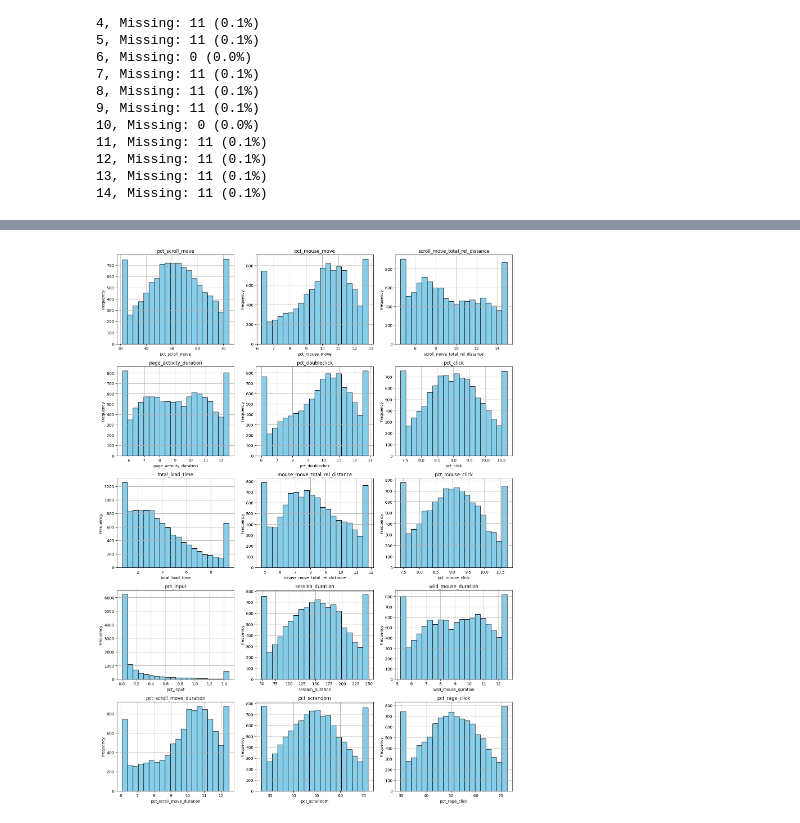
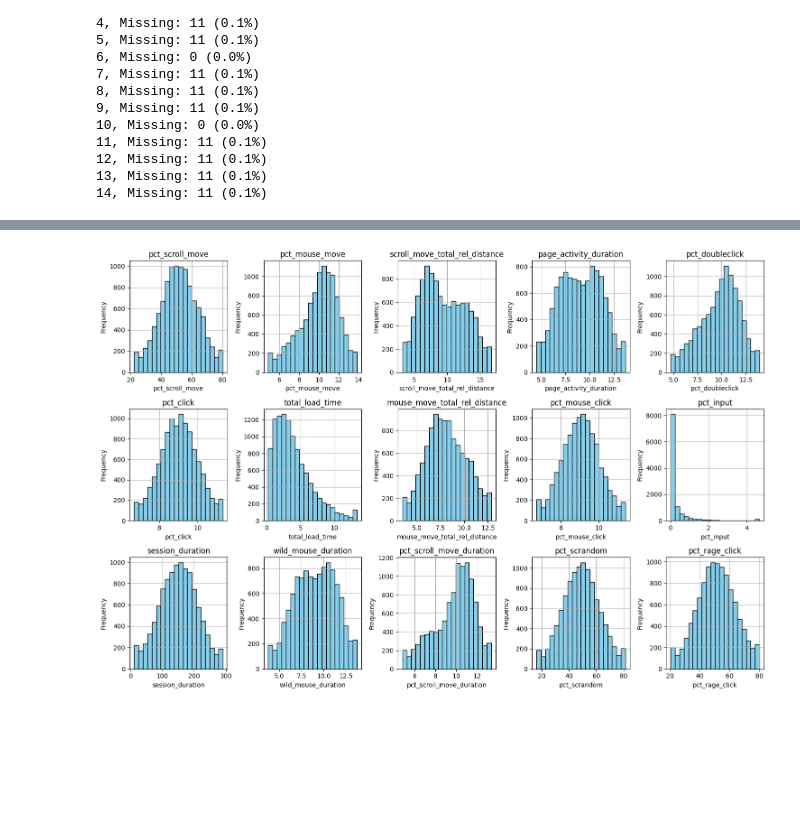
Before and after one commit to JakubGruber90/IAU_project, a Jupyter notebook: phase-2.ipynb, the cells around one changed output, grey strips where cells are left out. Saved outputs shown, nothing was run; the diff lists cells and outputs as text; code cells hidden in the pictures; blank space fills up the shorter version.

```diff
--- a/phase-2.ipynb
+++ b/phase-2.ipynb
@@ -180,9 +182,9 @@ Najviac podstatných číselných údajov sa nachádza v rámci datasetu session
 Pre vizualizáciu porovnáme histoploty pred a po čistení.
 # %%
-num_rows = 5
-num_cols = 3
+num_rows = 3
+num_cols = 5
 
-fig, axs = plt.subplots(num_rows, num_cols, figsize=(15, 20))
+fig, axs = plt.subplots(num_rows, num_cols, figsize=(15, 10))
 axs = axs.flatten()
 
 for i, column_name in enumerate(columns):
@@ -199,24 +213,24 @@ plt.show()
 # %%
 for column in columns:
-    lower = sessions[column].quantile(0.05)
-    higher = sessions[column].quantile(0.95)
+    lower = sessions[column].quantile(0.01)
+    higher = sessions[column].quantile(0.99)
 
     sessions[column] = sessions[column].apply(lambda x: lower if (x < lower) else higher if (x > higher) else x)
 # %%
-num_rows = 5
-num_cols = 3
+num_rows = 3
+num_cols = 5
 
-fig, axs = plt.subplots(num_rows, num_cols, figsize=(15, 20))
+fig, axs = plt.subplots(num_rows, num_cols, figsize=(15, 10))
 axs = axs.flatten()
 
 for i, column_name in enumerate(columns):
     axs[i].hist(sessions[column_name], bins=20, color='skyblue', edgecolor='black')
     axs[i].set_title(column_name)
     axs[i].set_xlabel(column_name)
     axs[i].set_ylabel('Frequency')
     axs[i].grid(True)
 
 plt.tight_layout()
 plt.show()
 # %% [output]
-[figure, old version]
+[figure, new version]
```
Also changed, not shown: parts of 9 cells of this notebook.
